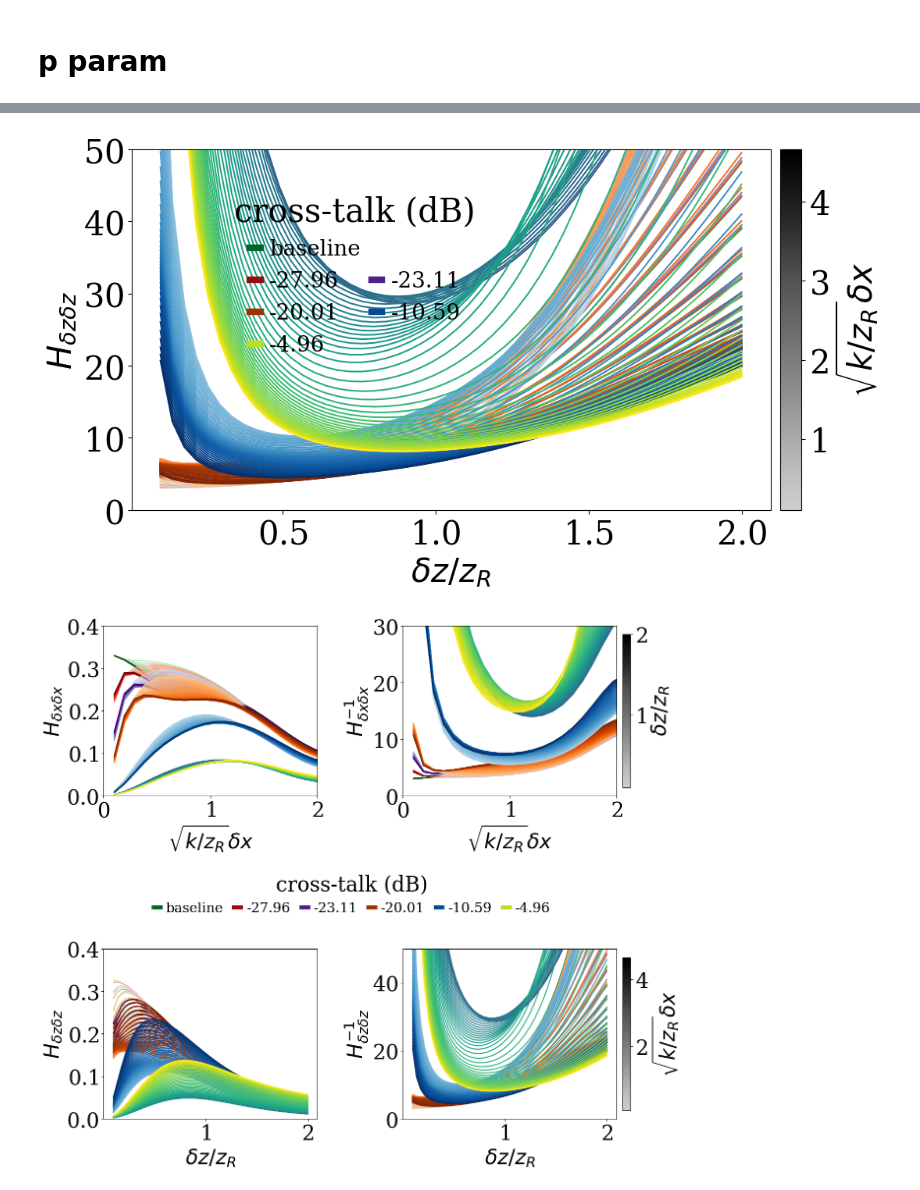
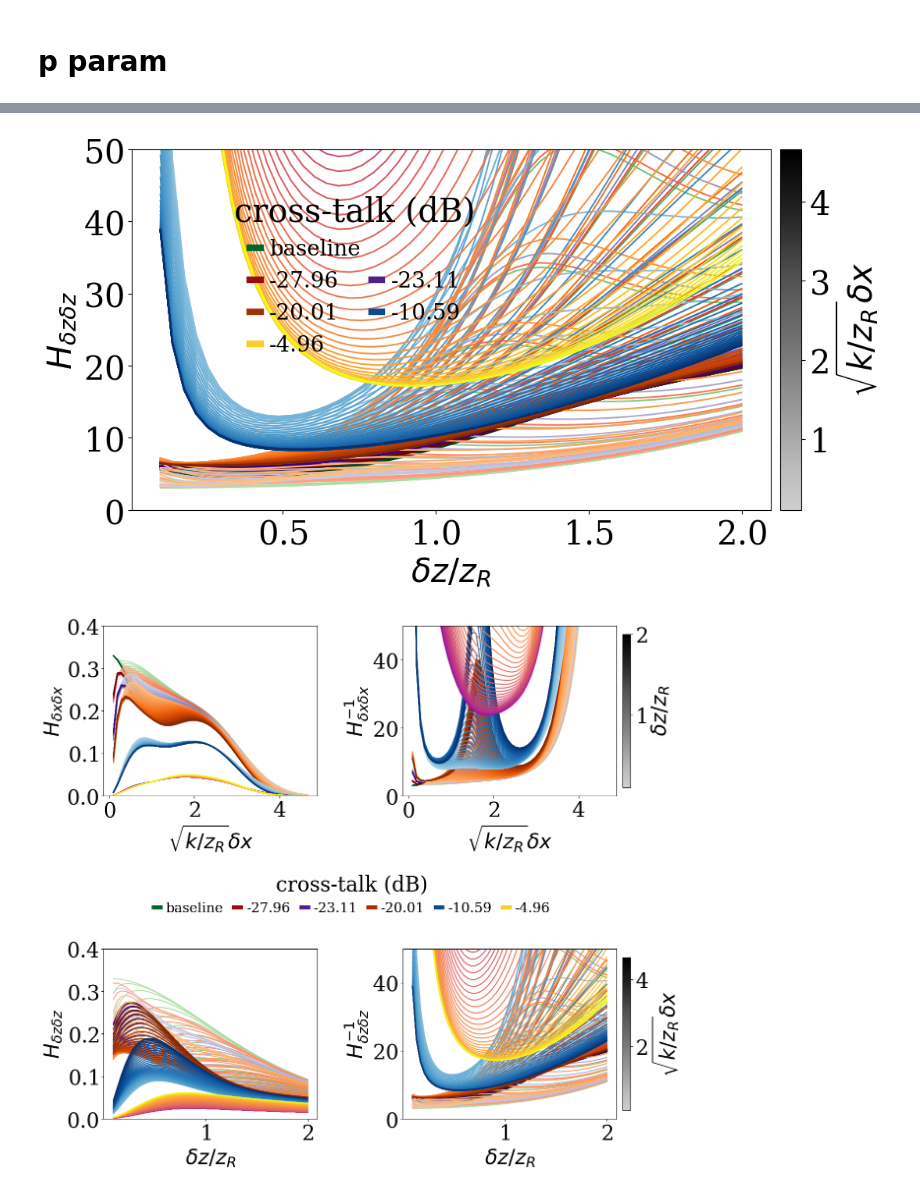
Before and after one commit to jernejfrank/rayfish, a Jupyter notebook: examples/3_point_sources/mixing_modes/simulation.ipynb, the cells around one changed output, grey strips where cells are left out. Cells and saved outputs as stored; diff of their text form; code cells hidden in the pictures.

```diff
--- a/examples/3_point_sources/mixing_modes/simulation.ipynb
+++ b/examples/3_point_sources/mixing_modes/simulation.ipynb
@@ -37,7 +37,7 @@ continuous_cmaps = [
 # %%
 %matplotlib inline
 # %%
-selected_eps = [0.0, 0.04, 0.07, 0.1, 0.3, 0.6]
+selected_eps = EPS_INTERVAL[:-1]
 # %% [markdown]
 # Mode leakage
 # %%
@@ -262,7 +176,7 @@ fig.savefig(
 )
 plt.show()
 # %% [output]
-[figure, old version]
+[figure, new version]
 # %%
 # Combined 2x2 grid: FI (left column) and Cramer-Rao bound (CRB = inverse FI,
 # right column), for the transverse (s, top row) and depth (p, bottom row)
@@ -280,24 +194,22 @@ sm_s = draw_fi_curves(
     [np.sum(fi, axis=2)[:, :, 0, 0] for fi in fis],
     x_range,
     p_range,
-    selected_eps,
+    len(selected_eps),
     cmaps=continuous_cmaps[: len(fis)],
     xlabel=r"$\sqrt{k/z_R} \delta x$",
     ylabel=r"$H_{\delta x \delta x}$",
     ylim=(0, 0.4),
-    xlim=(0, 2),
 )
 draw_fi_curves(
     axs[0, 1],
     [fi_inv[:, :, 0, 0] for fi_inv in fis_inv],
     x_range,
     p_range,
-    selected_eps,
+    len(selected_eps),
     cmaps=continuous_cmaps[: len(fis)],
     xlabel=r"$\sqrt{k/z_R} \delta x$",
     ylabel=r"$H^{-1}_{\delta x \delta x}$",
-    ylim=(0, 30),
-    xlim=(0, 2),
+    ylim=(0, 50),
 )
 
 # bottom row (p / depth): x-axis = delta z, gradient over delta x
@@ -306,7 +218,7 @@ sm_p = draw_fi_curves(
     [np.transpose(np.sum(fi, axis=2)[:, :, 1, 1]) for fi in fis],
     p_range,
     x_range,
-    selected_eps,
+    len(selected_eps),
     cmaps=continuous_cmaps[: len(fis)],
     xlabel=r"$\delta z / z_R$",
     ylabel=r"$H_{\delta z \delta z}$",
@@ -317,7 +229,7 @@ draw_fi_curves(
     [np.transpose(fi_inv[:, :, 1, 1]) for fi_inv in fis_inv],
     p_range,
     x_range,
-    selected_eps,
+    len(selected_eps),
     cmaps=continuous_cmaps[: len(fis)],
     xlabel=r"$\delta z / z_R$",
     ylabel=r"$H^{-1}_{\delta z \delta z}$",
@@ -337,31 +249,31 @@ fig.colorbar(
     sm_p,
     ax=axs[1, :],
     location="right",
     shrink=0.9,
     pad=0.01,
     label=r"$\sqrt{k/z_R} \delta x$",
 )
 
 # one cross-talk legend for all four panels, centered in the band between rows
 fig.legend(
     handles=fi_legend_handles(
         selected_eps, cmaps=continuous_cmaps[: len(fis)], legend_ncol=6
     ),
     title="cross-talk (dB)",
     frameon=False,
     loc="center",
     bbox_to_anchor=(0.44, 0.46),
     ncol=6,
     handlelength=0.5,
     handletextpad=0.4,
     columnspacing=0.8,
 )
 
 fig.savefig(
     f"combined_fi_crb_mixing.{FORMAT}",
     format=FORMAT,
     bbox_inches="tight",
 )
 plt.show()
 # %% [output]
-[figure, old version]
+[figure, new version]
```
Also changed, not shown: parts of 9 cells of this notebook, 26 other files.
